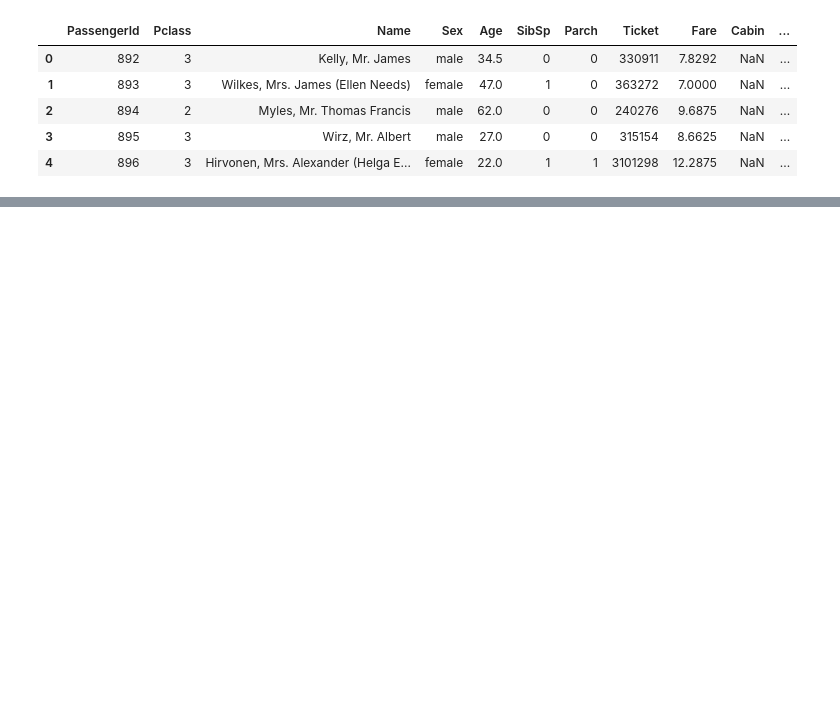
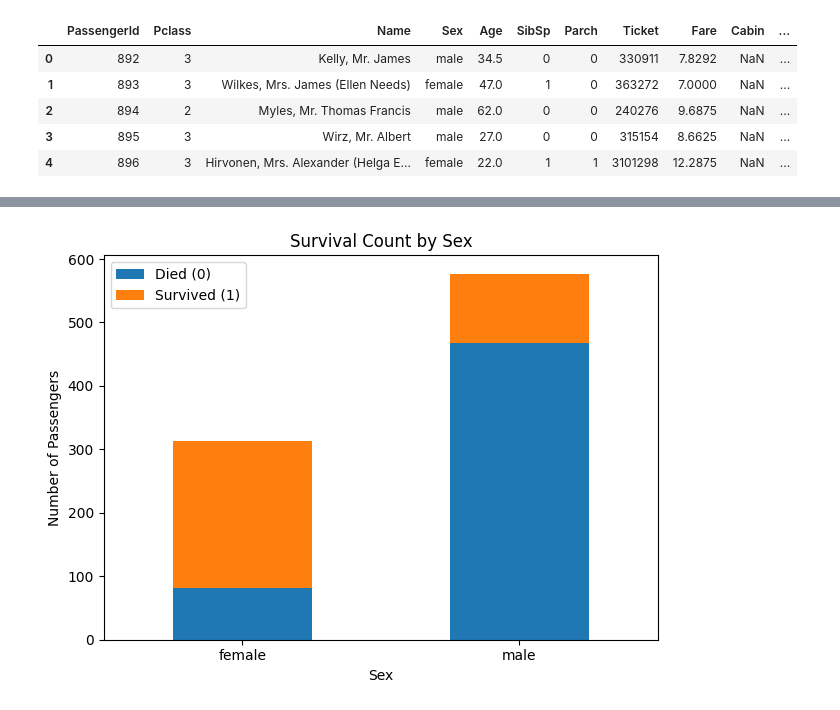
Before and after one commit to dz-u/kaggle_Titanic---Machine-Learning-from-Disaster, a Jupyter notebook: src/titanic_code.ipynb, the cells around one changed output, grey strips where cells are left out. Drawn from its saved outputs; the diff is of its cells as text; code cells hidden in the pictures; blank space fills up the shorter version.

```diff
--- a/src/titanic_code.ipynb
+++ b/src/titanic_code.ipynb
@@ -100,0 +173,16 @@ display(df_test.head())
+# %%
+df_train.groupby('Sex')['Survived'].mean()
+sex_survival = df_train.groupby(['Sex', 'Survived']).size().unstack()
+sex_survival.plot(kind='bar', stacked=True)
+
+plt.title("Survival Count by Sex")
+plt.xlabel("Sex")
+plt.ylabel("Number of Passengers")
+plt.legend(['Died (0)', 'Survived (1)'])
+plt.xticks(rotation=0)
+plt.tight_layout()
+plt.show()
+
+#女生存率高め
+# %% [output]
+[figure, added]
```
Also changed, not shown: parts of 5 cells of this notebook, 1 other file.
